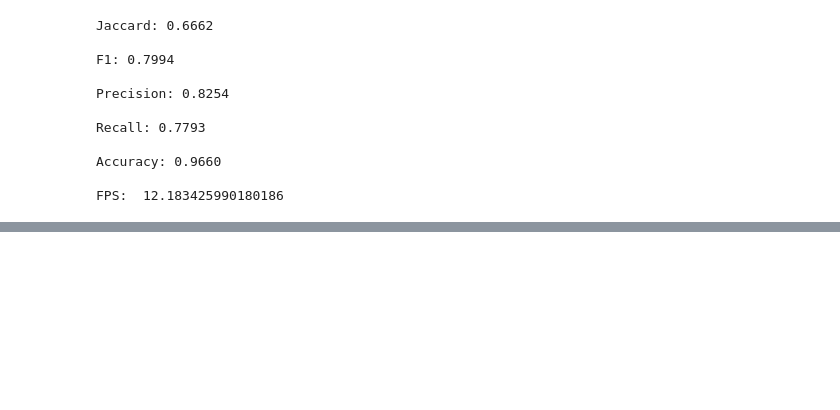
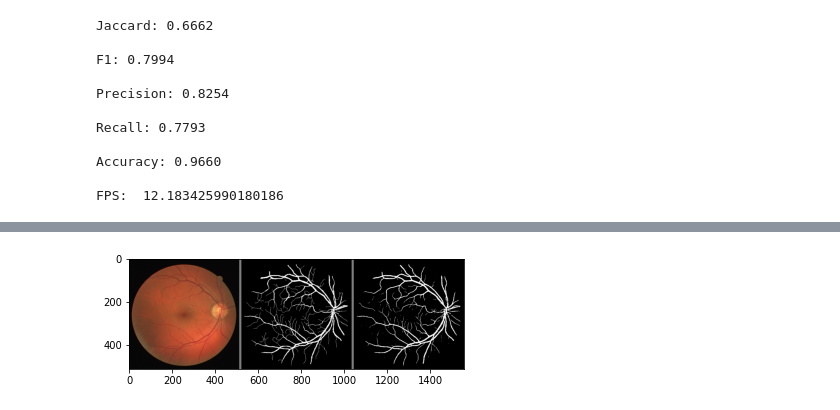
Before and after one commit to ddixonAI/SLU_Capstone, a Jupyter notebook: unet_experiments.ipynb, the cells around one changed output, grey strips where cells are left out. Saved outputs shown, nothing was run; the diff lists cells and outputs as text; code cells hidden in the pictures; blank space fills up the shorter version.

```diff
--- a/unet_experiments.ipynb
+++ b/unet_experiments.ipynb
@@ -76,0 +96,6 @@ FPS:  12.183425990180186
+# %%
+img = mpimg.imread('results/10_test_0.png')
+plt.imshow(img)
+plt.show()
+# %% [output]
+[figure, added]
```
Also changed, not shown: parts of 4 cells of this notebook, 2 other files.
